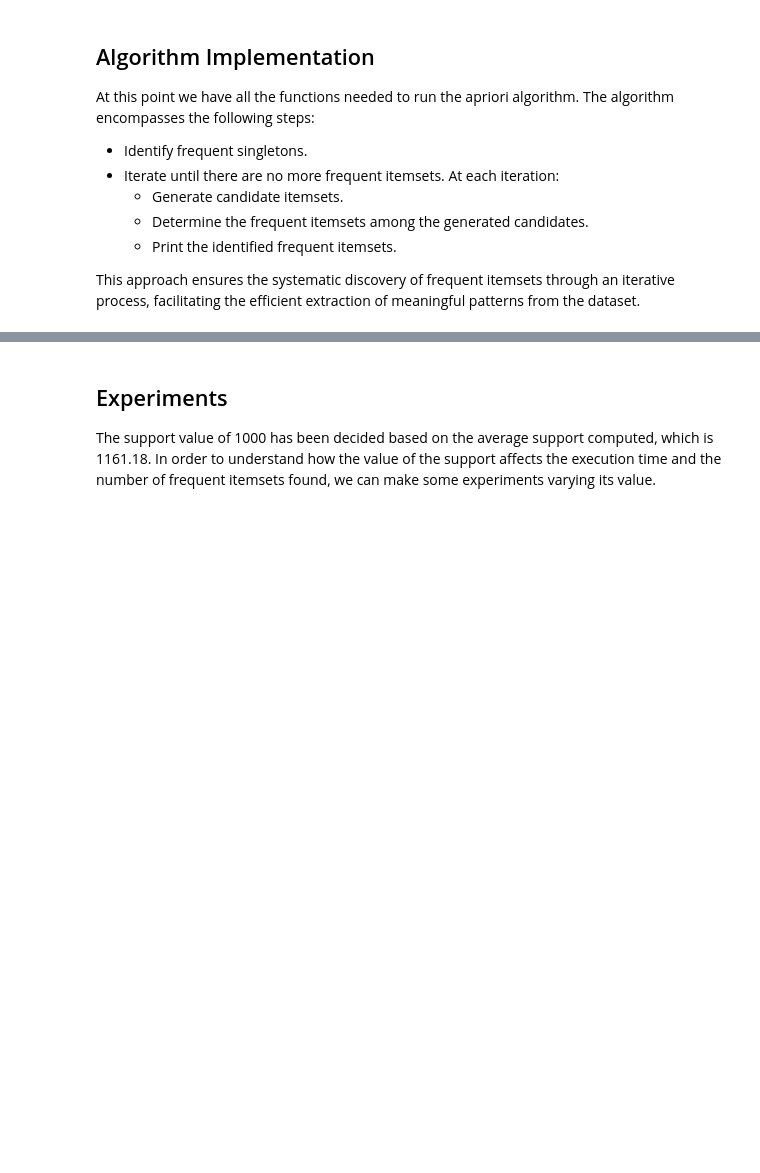
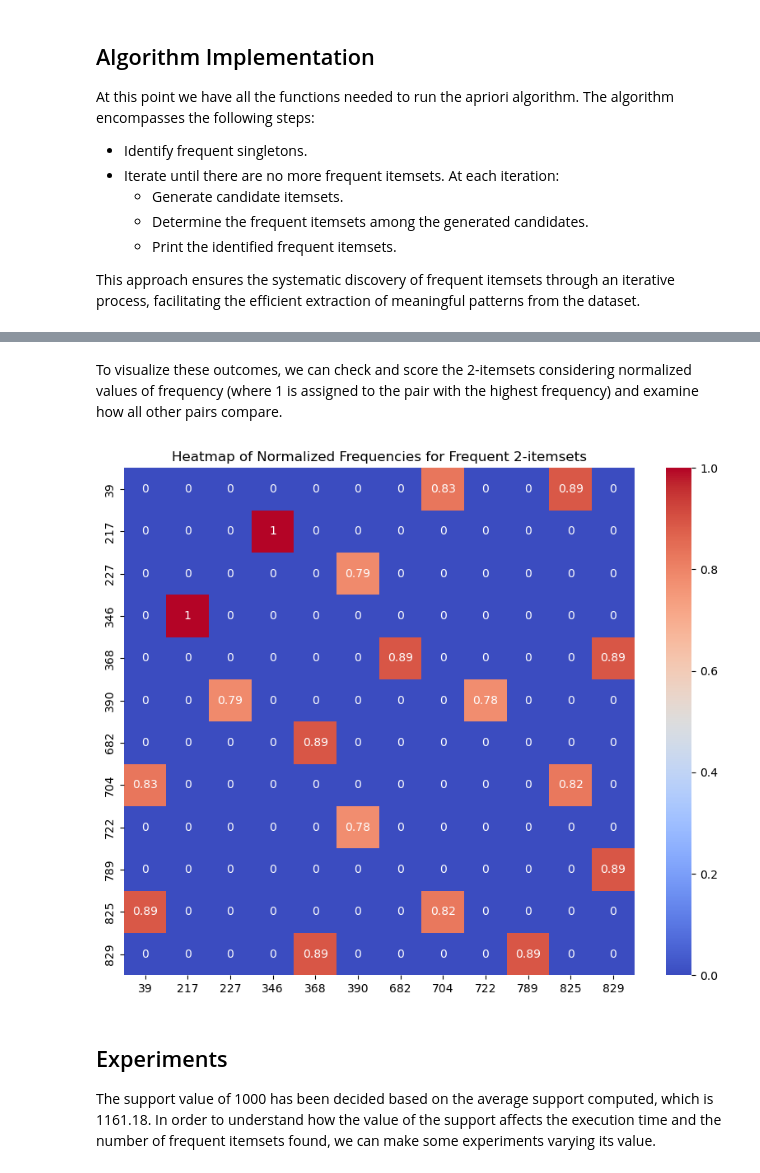
Before and after one commit to SaladSlayer00/Data-Mining-2023, a Jupyter notebook: Homework_2/ID2222_Homework_2_Insalata_Puccioni.ipynb, the cells around one changed output, grey strips where cells are left out. Cells and saved outputs as stored; diff of their text form; code cells hidden in the pictures; blank space fills up the shorter version.

```diff
--- a/Homework_2/ID2222_Homework_2_Insalata_Puccioni.ipynb
+++ b/Homework_2/ID2222_Homework_2_Insalata_Puccioni.ipynb
@@ -185,3 +214,33 @@ DONE!
+# %% [markdown]
+To visualize these outcomes, we can check and score the 2-itemsets considering normalized values of frequency (where 1 is assigned to the pair with the highest frequency) and examine how all other pairs compare.
+# %%
+frequent_2_itemsets = {
+    (368, 682): 1193,
+    (368, 829): 1194,
+    (39, 825): 1187,
+    (704, 825): 1102,
+    (39, 704): 1107,
+    (227, 390): 1049,
+    (390, 722): 1042,
+    (217, 346): 1336,
+    (789, 829): 1194
+}
+
+unique_items = sorted(set([item for pair in frequent_2_itemsets for item in pair]))
+heatmap_matrix = np.zeros((len(unique_items), len(unique_items)))
+for (item1, item2), freq in frequent_2_itemsets.items():
+    i, j = unique_items.index(item1), unique_items.index(item2)
+    heatmap_matrix[i, j] = freq
+    heatmap_matrix[j, i] = freq
+
+normalized_heatmap_matrix = heatmap_matrix / np.max(heatmap_matrix)
+df = pd.DataFrame(normalized_heatmap_matrix, index=unique_items, columns=unique_items)
+plt.figure(figsize=(10, 8))
+sns.heatmap(df, annot=True, cmap="coolwarm")
+plt.title('Heatmap of Normalized Frequencies for Frequent 2-itemsets')
+plt.show()
+# %% [output]
+[figure, added]
 # %% [markdown]
 ## Experiments
 The support value of 1000 has been decided based on the average support computed, which is 1161.18. In order to understand how the value of the support affects the execution time and the number of frequent itemsets found, we can make some experiments varying its value.
```
Also changed, not shown: parts of 15 cells of this notebook.
